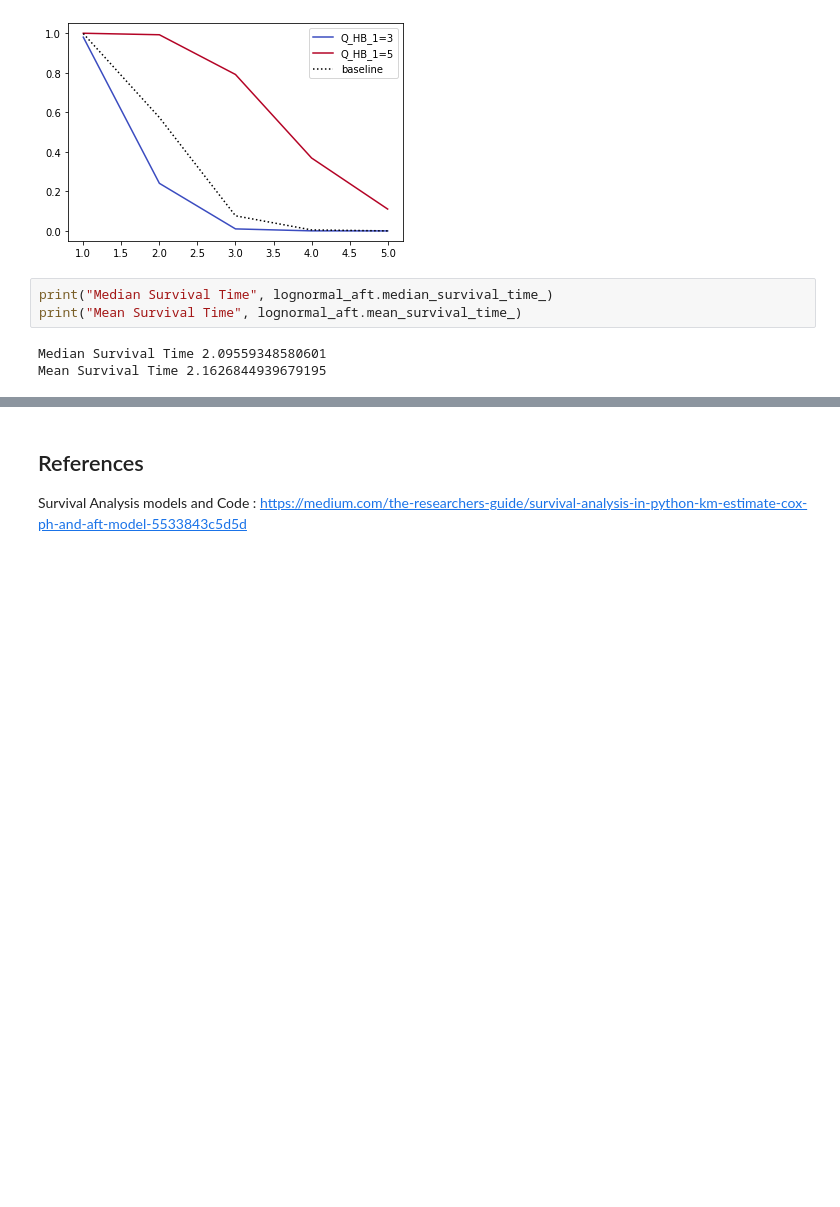
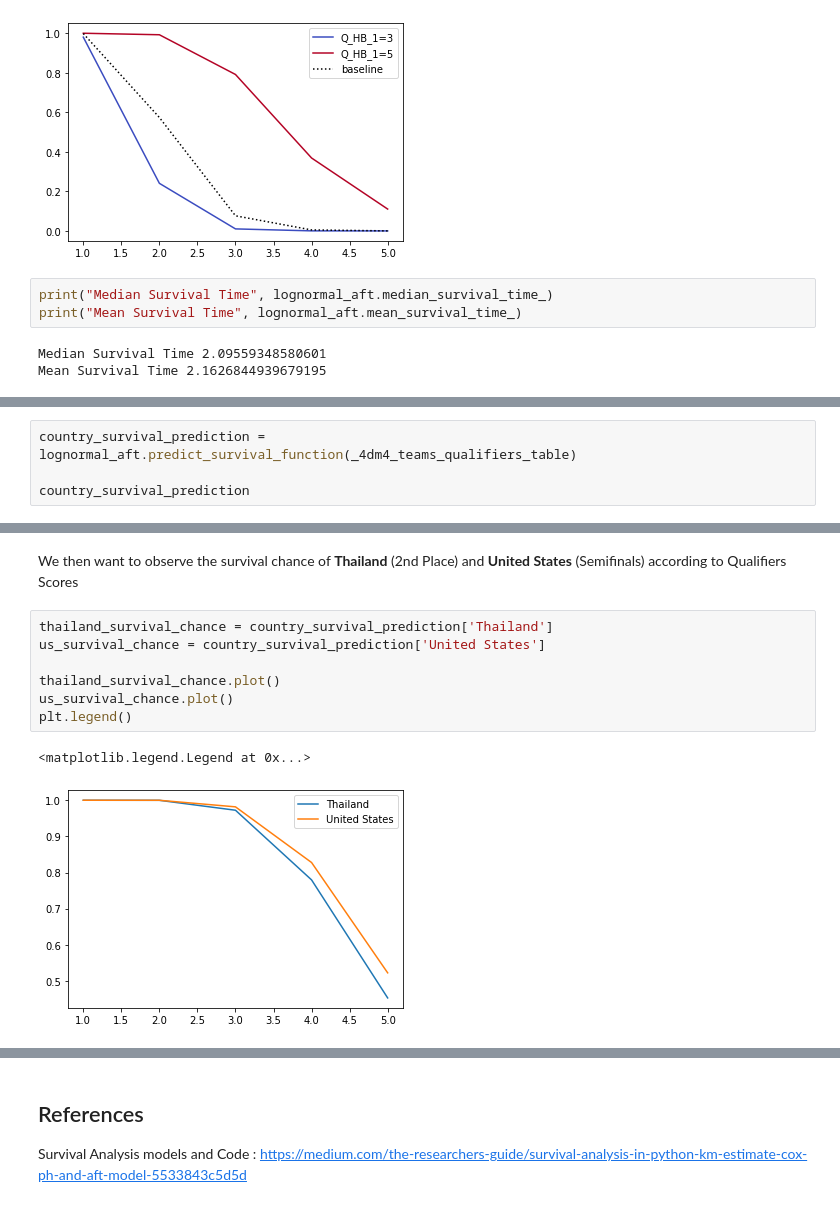
Before and after one commit to polytetralhx/4dm4analysis, a Jupyter notebook: survival.ipynb, the cells around one changed output, grey strips where cells are left out. Saved outputs shown, nothing was run; the diff lists cells and outputs as text; blank space fills up the shorter version.

Commit message:
add prediction to survival analysis

```diff
--- a/survival.ipynb
+++ b/survival.ipynb
@@ -409,0 +417,4 @@ im lazy zzzzz
+# %%
+country_survival_prediction = lognormal_aft.predict_survival_function(_4dm4_teams_qualifiers_table)
+
+country_survival_prediction
@@ -409,0 +429,12 @@ im lazy zzzzz
+# %% [markdown]
+We then want to observe the survival chance of **Thailand** (2nd Place) and **United States** (Semifinals) according to Qualifiers Scores
+# %%
+thailand_survival_chance = country_survival_prediction['Thailand']
+us_survival_chance = country_survival_prediction['United States']
+
+thailand_survival_chance.plot()
+us_survival_chance.plot()
+plt.legend()
+# %% [output]
+<matplotlib.legend.Legend at 0x...>
+[figure, added]
```
Also changed, not shown: parts of 14 cells of this notebook.
